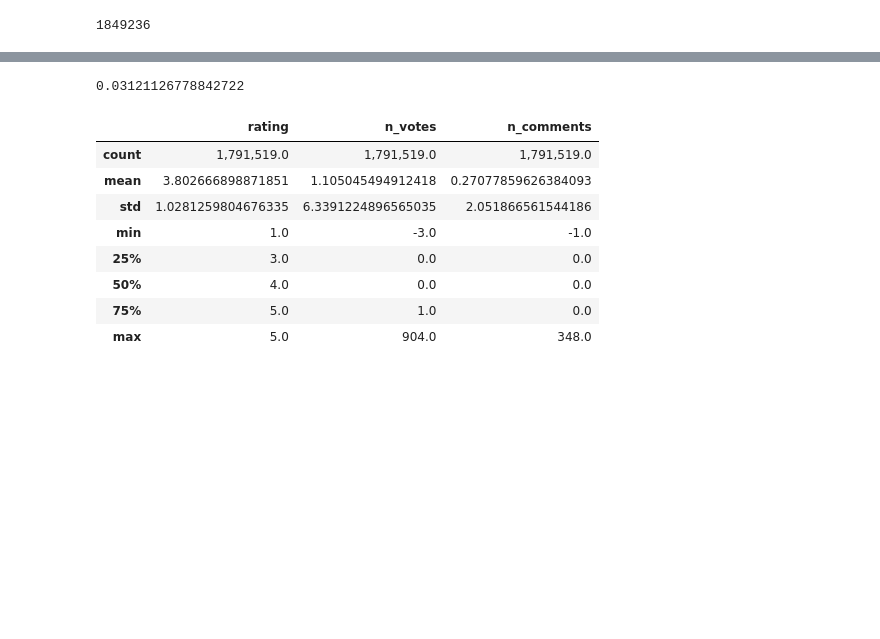
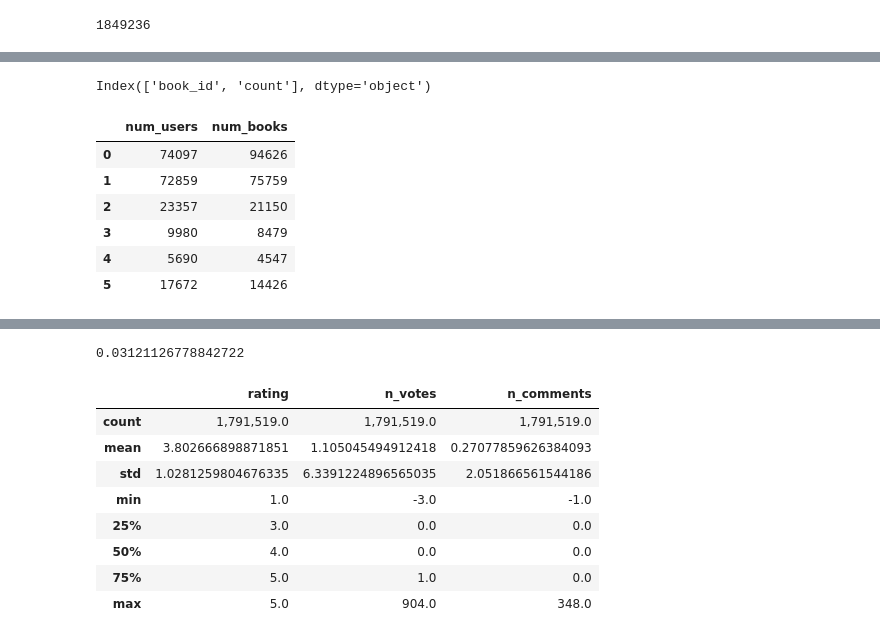
Before and after one commit to elainewyq/Goodreads_Book_Recommender, a Jupyter notebook: EDA_Genre_Mystery.ipynb, the cells around one changed output, grey strips where cells are left out. Drawn from its saved outputs; the diff is of its cells as text; code cells hidden in the pictures; blank space fills up the shorter version.

```diff
--- a/EDA_Genre_Mystery.ipynb
+++ b/EDA_Genre_Mystery.ipynb
@@ -75,0 +93,2 @@ array([3, 0, 4, 5, 2, 1])
+# %%
+user_dist['count_bins'] = pd.cut(x=user_dist['count'], bins=[0, 1, 5, 10, 15, 20, 3485])
@@ -75,0 +115,18 @@ array([3, 0, 4, 5, 2, 1])
+# %%
+book_dist['count_bins'] = pd.cut(x=book_dist['count'], bins=[0, 1, 5, 10, 15, 20, 13402])
+book_dist_count = book_dist.groupby('count_bins').count()
+book_dist_count
+book_dist_count.columns
+# %% [output]
+Index(['book_id', 'count'], dtype='object')
+# %%
+user_book_count = pd.DataFrame({'num_users':user_dist_count['count'].values, 'num_books':book_dist_count['count'].values})
+user_book_count
+# %% [output]
+|  | num_users | num_books |
+| 0 | 74097 | 94626 |
+| 1 | 72859 | 75759 |
+| 2 | 23357 | 21150 |
+| 3 | 9980 | 8479 |
+| 4 | 5690 | 4547 |
+| 5 | 17672 | 14426 |
```
Also changed, not shown: parts of 36 cells of this notebook, 1 other file.
